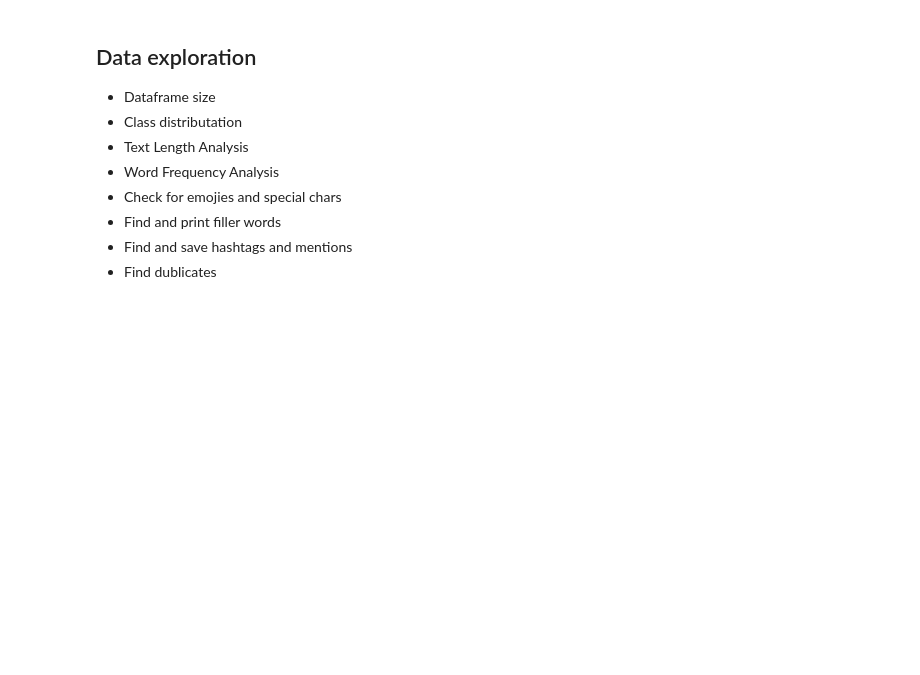
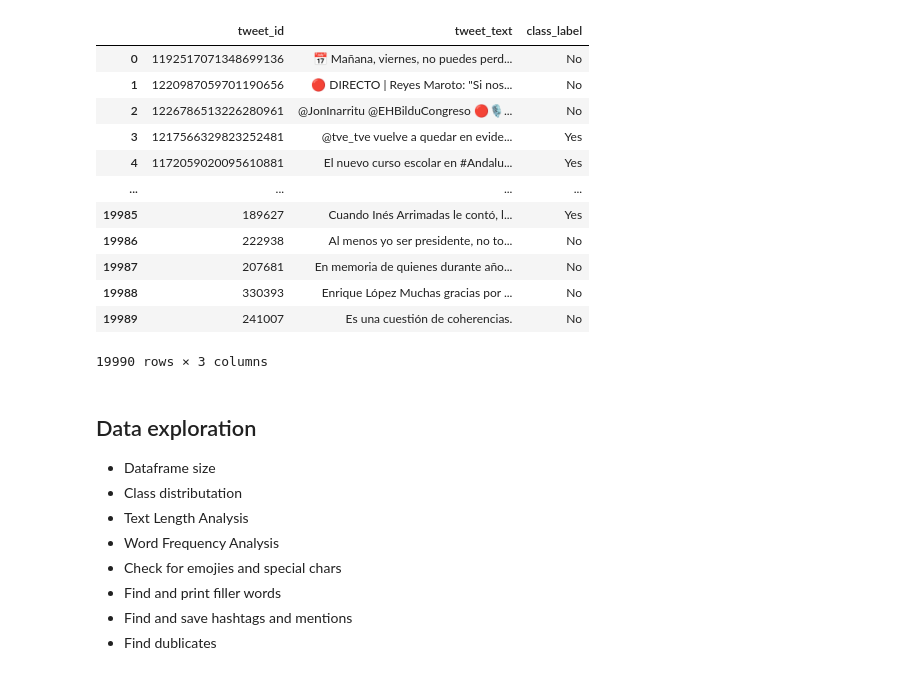
Before and after one commit to badaa002/Multilingual-Check-worthiness-Estimation-in-Text, a Jupyter notebook: notebooks/Spanish_Tweets_Preprocessing_Notebook.ipynb, the cells around one changed output. Cells and saved outputs as stored; diff of their text form; code cells hidden in the pictures; blank space fills up the shorter version.

```diff
--- a/notebooks/Spanish_Tweets_Preprocessing_Notebook.ipynb
+++ b/notebooks/Spanish_Tweets_Preprocessing_Notebook.ipynb
@@ -1,20 +1,49 @@
 # %%
 import pandas as pd
 import re
 import csv
 
-pd.set_option('display.max_colwidth', None)
+pd.set_option("display.max_colwidth", None)
 
 
 def load(filename):
-    df = pd.read_csv(filename, sep='\t', encoding='utf-8', names=['tweet_id', 'tweet_url', 'tweet_text', 'class_label'], quoting=csv.QUOTE_NONE, skiprows=1)
-    df.drop(columns=['tweet_url'], inplace=True)
+    df = pd.read_csv(
+        filename,
+        sep="\t",
+        encoding="utf-8",
+        names=["tweet_id", "tweet_url", "tweet_text", "class_label"],
+        quoting=csv.QUOTE_NONE,
+        skiprows=1,
+    )
+    df.drop(columns=["tweet_url"], inplace=True)
     return df
 
 
-train_df = load('CT24_checkworthy_spanish_train.tsv')
-dev_df = load('CT24_checkworthy_spanish_dev.tsv')
-dev_test_df =  load('CT24_checkworthy_spanish_dev-test.tsv')
+train_df = load(
+    "../data/raw_clef2024-checkthat-lab-main-task1-data/CT24_checkworthy_spanish/CT24_checkworthy_spanish_train.tsv"
+)
+dev_df = load(
+    "../data/raw_clef2024-checkthat-lab-main-task1-data/CT24_checkworthy_spanish/CT24_checkworthy_spanish_dev.tsv"
+)
+dev_test_df = load(
+    "../data/raw_clef2024-checkthat-lab-main-task1-data/CT24_checkworthy_spanish/CT24_checkworthy_spanish_dev-test.tsv"
+)
+
+train_df
+# %% [output]
+|  | tweet_id | tweet_text | class_label |
+| 0 | 1192517071348699136 | 📅 Mañana, viernes, no puedes perd... | No |
+| 1 | 1220987059701190656 | 🔴 DIRECTO | Reyes Maroto: "Si nos... | No |
+| 2 | 1226786513226280961 | @JonInarritu @EHBilduCongreso 🔴🎙️... | No |
+| 3 | 1217566329823252481 | @tve_tve vuelve a quedar en evide... | Yes |
+| 4 | 1172059020095610881 | El nuevo curso escolar en #Andalu... | Yes |
+| ... | ... | ... | ... |
+| 19985 | 189627 | Cuando Inés Arrimadas le contó, l... | Yes |
+| 19986 | 222938 | Al menos yo ser presidente, no to... | No |
+| 19987 | 207681 | En memoria de quienes durante año... | No |
+| 19988 | 330393 | Enrique López Muchas gracias por ... | No |
+| 19989 | 241007 | Es una cuestión de coherencias. | No |
+19990 rows × 3 columns
 # %% [markdown]
 ## Data exploration
 * Dataframe size
```
Also changed, not shown: parts of 4 cells of this notebook, 1 other file.
